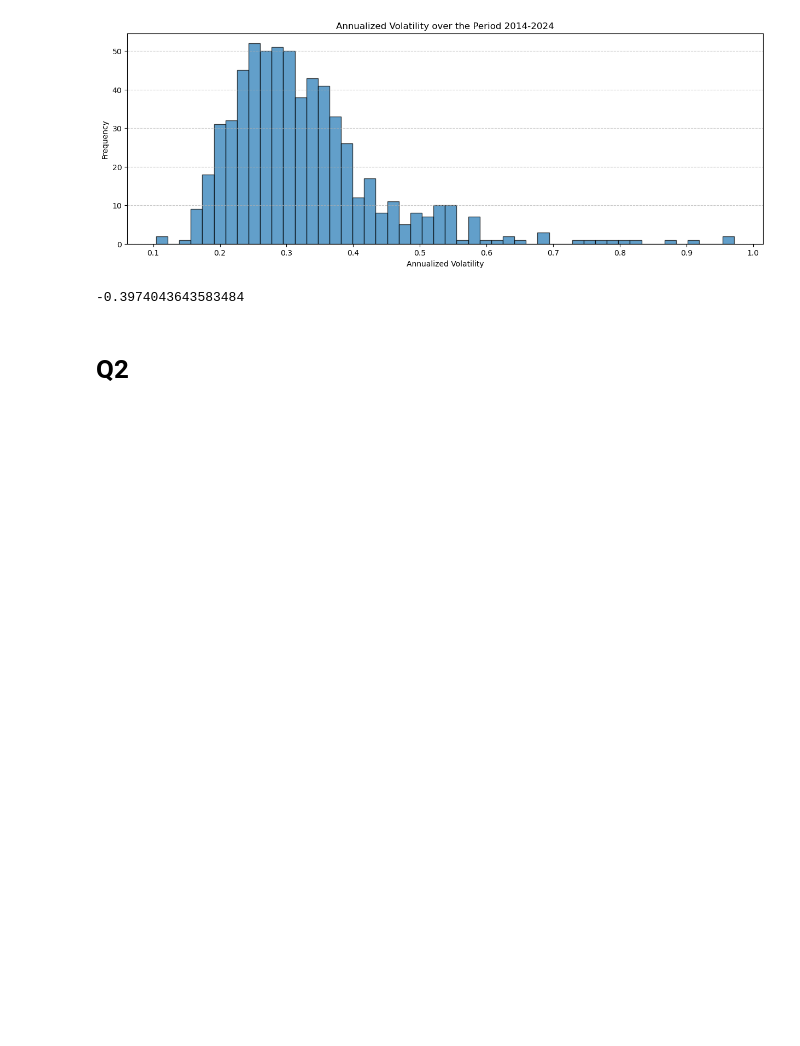
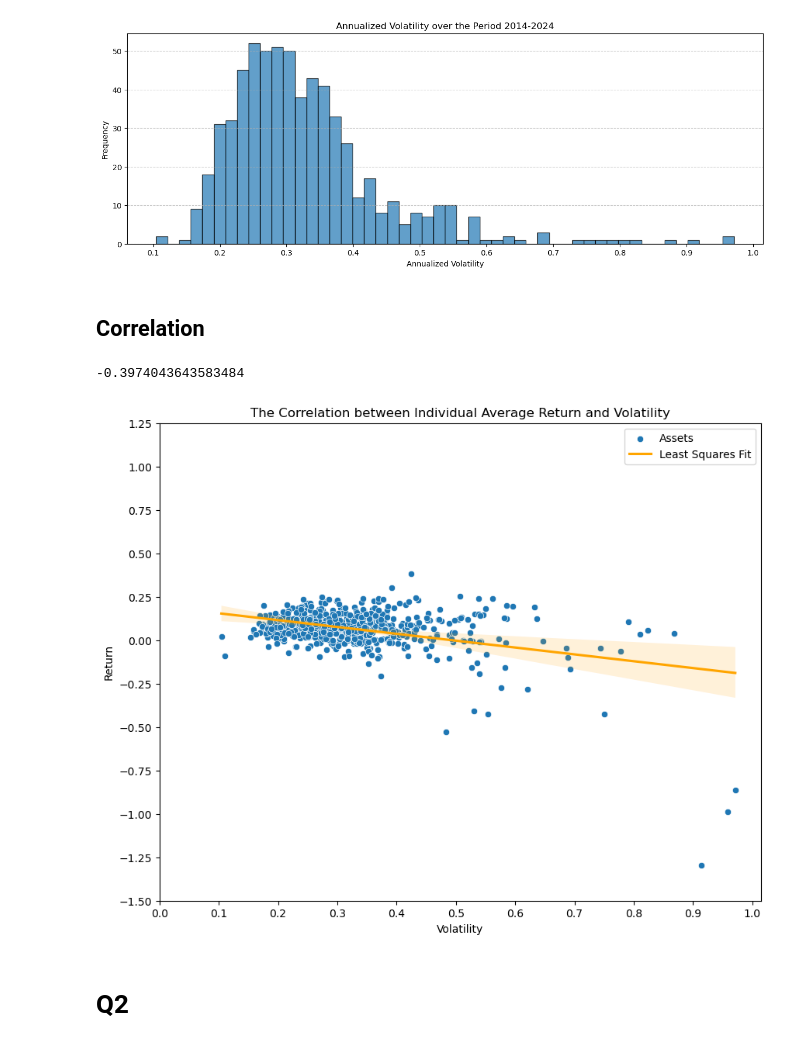
Before and after one commit to youli99/S-E-Finance, a Jupyter notebook: HW1.ipynb, the cells around one changed output. Cells and saved outputs as stored; diff of their text form; code cells hidden in the pictures; blank space fills up the shorter version.

```diff
--- a/HW1.ipynb
+++ b/HW1.ipynb
@@ -154,6 +181,8 @@ plt.grid(axis='y', linestyle='--', alpha=0.7)
 plt.show()
 # %% [output]
 [figure]
+# %% [markdown]
+## Correlation
 # %%
 # Compute the correlation between individual average return and volatilities in the corss section
 df_corr = pd.DataFrame({'ann_avg_r': ann_avg_r, 'ann_vol': ann_vol})
@@ -161,6 +190,21 @@ correlation = df_corr.corr().iloc[0, 1]
 print(correlation)
 # %% [output]
 -0.3974043643583484
+# %%
+plt.figure(figsize=(10, 8))
+
+sns.scatterplot(x=ann_vol, y=ann_avg_r)
+sns.regplot(x=ann_vol, y=ann_avg_r, scatter=False, color="orange")
+
+plt.title("The Correlation between Individual Average Return and Volatility")
+plt.xlabel("Volatility")
+plt.ylabel("Return")
+plt.xticks(np.arange(0, 1.1, step=0.1))
+plt.yticks(np.arange(-1.5, 1.5, step=0.25))
+plt.legend(['Assets', 'Least Squares Fit'])
+plt.show()
+# %% [output]
+[figure, added]
 # %% [markdown]
 # Q2
 # %% [markdown]
```
Also changed, not shown: parts of 29 cells of this notebook, 2 other files.
